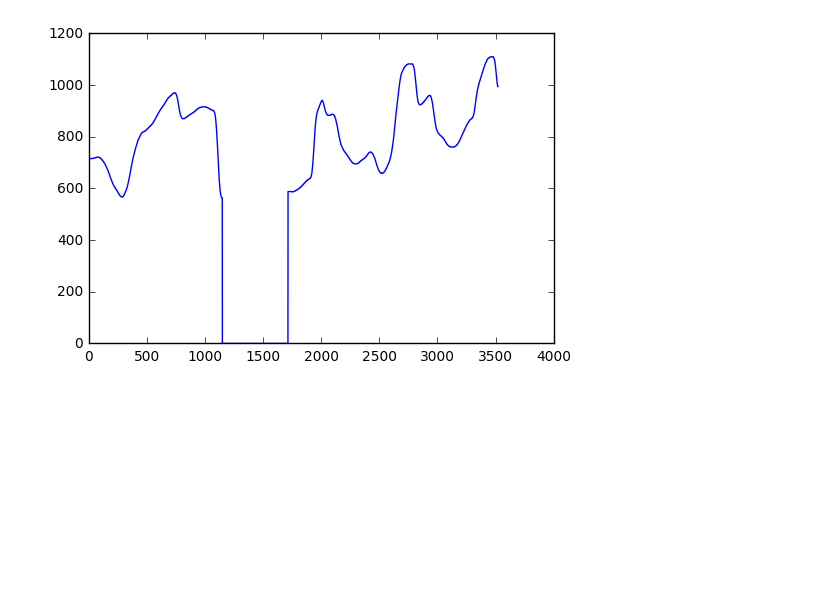
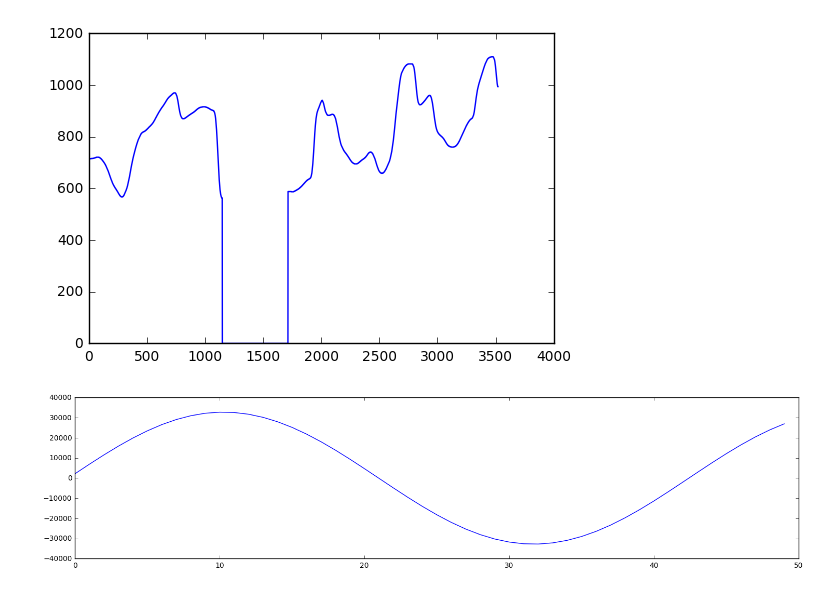
Before and after one commit to nomnom-mst/exhibition, a Jupyter notebook: waveanalyze.ipynb, the cells around one changed output. Drawn from its saved outputs; the diff is of its cells as text; code cells hidden in the pictures; blank space fills up the shorter version.

```diff
--- a/waveanalyze.ipynb
+++ b/waveanalyze.ipynb
@@ -146,3 +147,24 @@ plt.plot(x,y)
 plt.show()
 # %% [output]
 [figure]
+# %%
+imp.reload(wavecontroller)
+imp.reload(wavegenerater)
+imp.reload(alignpitch)
+
+filename = "arayuru"
+
+buf_files = ["data/"+filename+"/"+filename+".pitch",
+                     "data/"+filename+"/s1_"+filename+".pitch",
+                     "data/"+filename+"/s2_"+filename+".pitch",
+                     "data/"+filename+"/s3_"+filename+".pitch",
+                     "data/"+filename+"/s4_"+filename+".pitch"]
+results = alignpitch.merge_pitch_file(buf_files)
+
+freq_data = wavegenerater.pitch2freq(results)
+data = wavegenerater.sin_wave(freq_data)
+
+wavecontroller.save_file("data/"+filename+"/test.wav", data, wavegenerater.SAMPLE_FREQ)
+wavecontroller.show_image(data[12000:12050])
+# %% [output]
+[figure, added]
```
Also changed, not shown: parts of 3 cells of this notebook, 32 other files.
